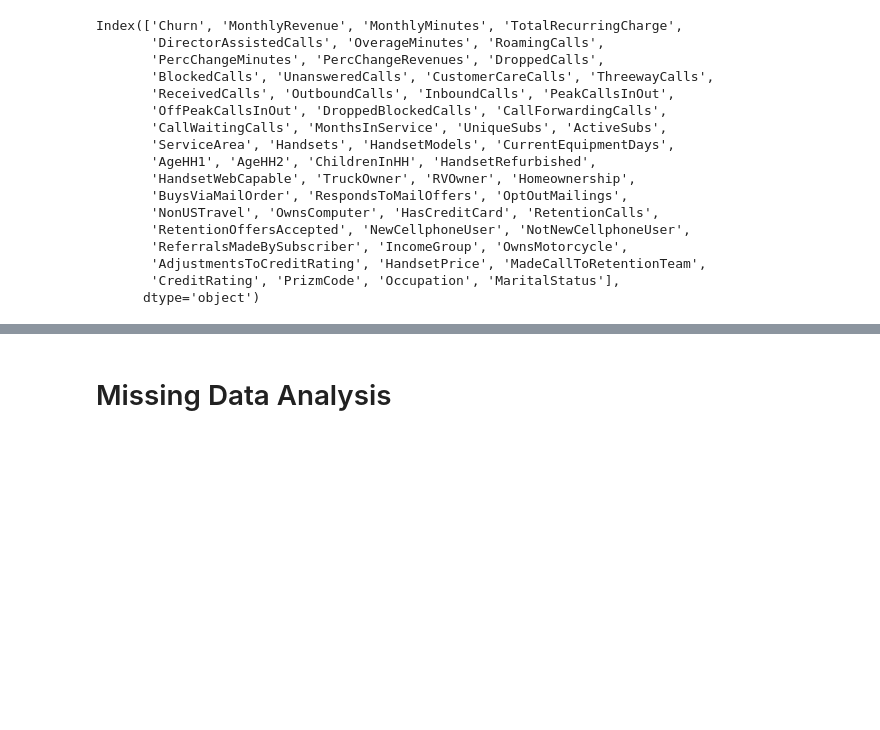
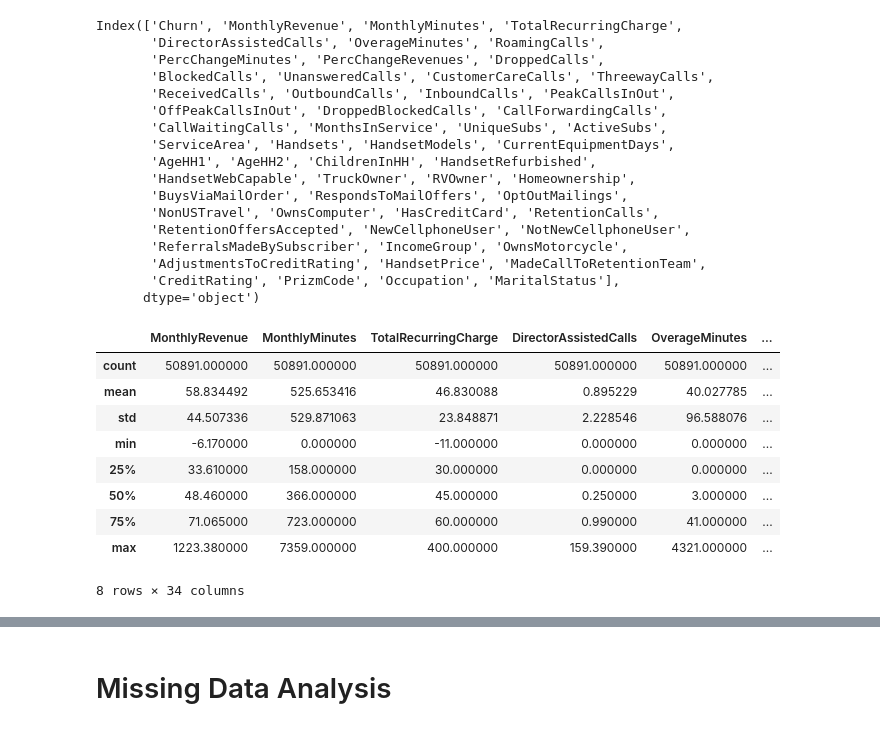
Before and after one commit to Radhika5062/customer_churn_prediction, a Jupyter notebook: eda.ipynb, the cells around one changed output, grey strips where cells are left out. Cells and saved outputs as stored; diff of their text form; code cells hidden in the pictures; blank space fills up the shorter version.

```diff
--- a/eda.ipynb
+++ b/eda.ipynb
@@ -151,3 +153,16 @@ Index(['Churn', 'MonthlyRevenue', 'MonthlyMinutes', 'TotalRecurringCharge',
        'AdjustmentsToCreditRating', 'HandsetPrice', 'MadeCallToRetentionTeam',
        'CreditRating', 'PrizmCode', 'Occupation', 'MaritalStatus'],
       dtype='object')
+# %%
+df.describe()
+# %% [output]
+|  | MonthlyRevenue | MonthlyMinutes | TotalRecurringCharge | DirectorAssistedCalls | OverageMinutes | ... |
+| count | 50891.000000 | 50891.000000 | 50891.000000 | 50891.000000 | 50891.000000 | ... |
+| mean | 58.834492 | 525.653416 | 46.830088 | 0.895229 | 40.027785 | ... |
+| std | 44.507336 | 529.871063 | 23.848871 | 2.228546 | 96.588076 | ... |
+| min | -6.170000 | 0.000000 | -11.000000 | 0.000000 | 0.000000 | ... |
+| 25% | 33.610000 | 158.000000 | 30.000000 | 0.000000 | 0.000000 | ... |
+| 50% | 48.460000 | 366.000000 | 45.000000 | 0.250000 | 3.000000 | ... |
+| 75% | 71.065000 | 723.000000 | 60.000000 | 0.990000 | 41.000000 | ... |
+| max | 1223.380000 | 7359.000000 | 400.000000 | 159.390000 | 4321.000000 | ... |
+8 rows × 34 columns
```
Also changed, not shown: parts of 19 cells of this notebook.
